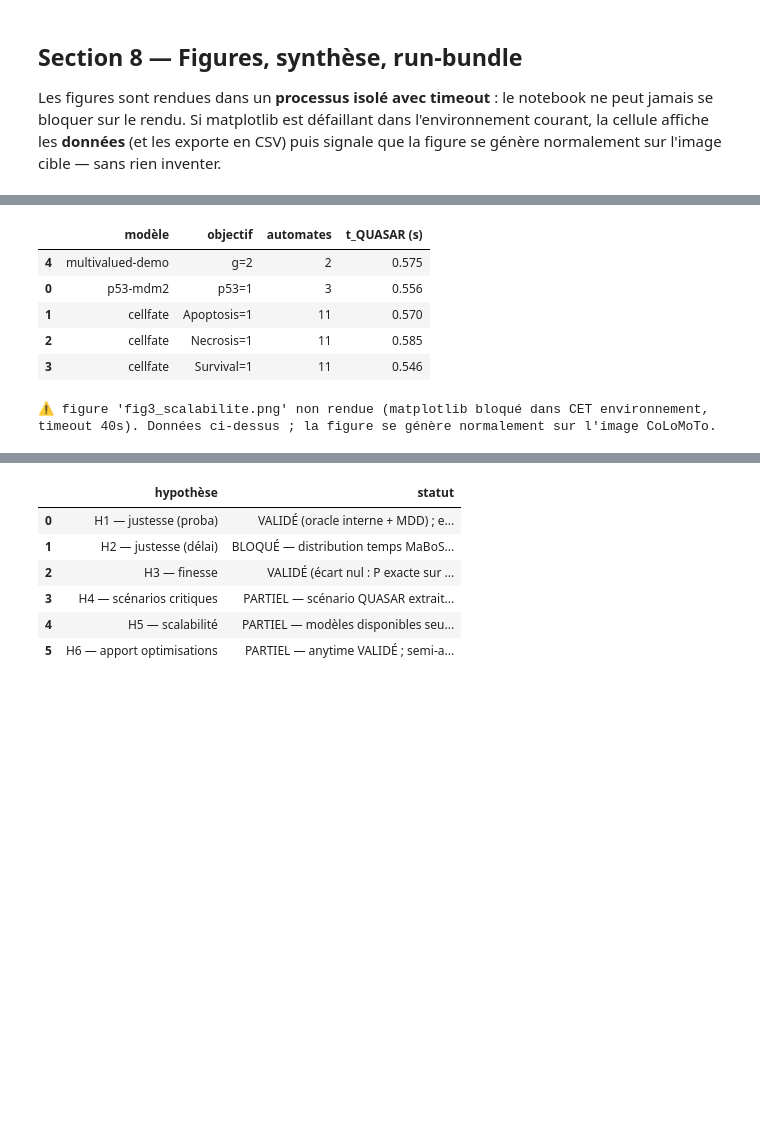
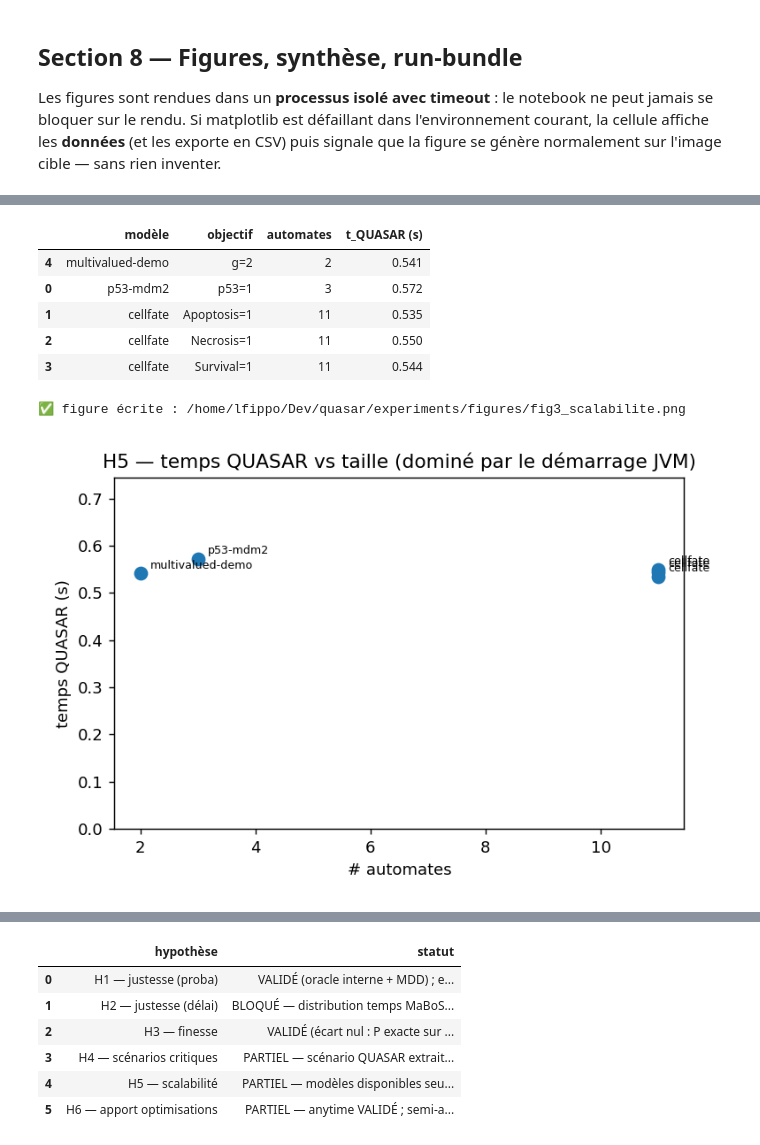
Before and after one commit to Louis-Fippo/quasar, a Jupyter notebook: experiments/validation_chap4.ipynb, the cells around one changed output, grey strips where cells are left out. Drawn from its saved outputs; the diff is of its cells as text; code cells hidden in the pictures; blank space fills up the shorter version.

```diff
--- a/experiments/validation_chap4.ipynb
+++ b/experiments/validation_chap4.ipynb
@@ -743,29 +750,36 @@ if render_figure(_draw2, _p):
 # %%
 # ---- Figure 3 : scalabilité (temps QUASAR vs taille) ----
 df3 = SCALABILITY.copy()
 df3.to_csv(FIG / "fig3_data.csv", index=False)
 display(df3)
 
 def _draw3():
     import matplotlib.pyplot as plt
     fig, ax = plt.subplots(figsize=(6, 4))
-    ax.plot(df3["automates"], df3["t_QUASAR (s)"], "o-", color="tab:blue", label="QUASAR")
-    ax.set_xlabel("# automates"); ax.set_ylabel("temps (s)")
-    ax.set_title("H5 — temps QUASAR vs taille (modèles disponibles)")
-    ax.legend(fontsize=8)
+    # nuage de points (plusieurs objectifs partagent une même taille) — pas de
+    # ligne trompeuse ; sur ces petits modèles le temps est dominé par le
+    # démarrage JVM (~0.5 s), d'où l'absence de tendance d'échelle exploitable.
+    ax.scatter(df3["automates"], df3["t_QUASAR (s)"], c="tab:blue", s=60, zorder=3)
+    for _, r in df3.iterrows():
+        ax.annotate(r["modèle"], (r["automates"], r["t_QUASAR (s)"]),
+                    textcoords="offset points", xytext=(6, 3), fontsize=7)
+    ax.set_xlabel("# automates"); ax.set_ylabel("temps QUASAR (s)")
+    ax.set_ylim(0, max(0.1, float(df3["t_QUASAR (s)"].max()) * 1.3))
+    ax.set_title("H5 — temps QUASAR vs taille (dominé par le démarrage JVM)")
     fig.tight_layout(); fig.savefig(FIG / "fig3_scalabilite.png", dpi=130)
 
 _p = FIG / "fig3_scalabilite.png"
 if render_figure(_draw3, _p):
     display(Image(filename=str(_p)))
 # %% [output]
 |  | modèle | objectif | automates | t_QUASAR (s) |
-| 4 | multivalued-demo | g=2 | 2 | 0.575 |
-| 0 | p53-mdm2 | p53=1 | 3 | 0.556 |
-| 1 | cellfate | Apoptosis=1 | 11 | 0.570 |
-| 2 | cellfate | Necrosis=1 | 11 | 0.585 |
-| 3 | cellfate | Survival=1 | 11 | 0.546 |
+| 4 | multivalued-demo | g=2 | 2 | 0.541 |
+| 0 | p53-mdm2 | p53=1 | 3 | 0.572 |
+| 1 | cellfate | Apoptosis=1 | 11 | 0.535 |
+| 2 | cellfate | Necrosis=1 | 11 | 0.550 |
+| 3 | cellfate | Survival=1 | 11 | 0.544 |
-⚠️ figure 'fig3_scalabilite.png' non rendue (matplotlib bloqué dans CET environnement, timeout 40s). Données ci-dessus ; la figure se génère normalement sur l'image CoLoMoTo.
+✅ figure écrite : /home/lfippo/Dev/quasar/experiments/figures/fig3_scalabilite.png
+[figure, added]
 # %%
 # ---- Figure 4 : convergence anytime (encadrement CEGAR) ----
 df4 = CONVERGENCE.dropna(subset=["lower", "upper"]).copy()
```
Also changed, not shown: parts of 7 cells of this notebook, 11 other files.
